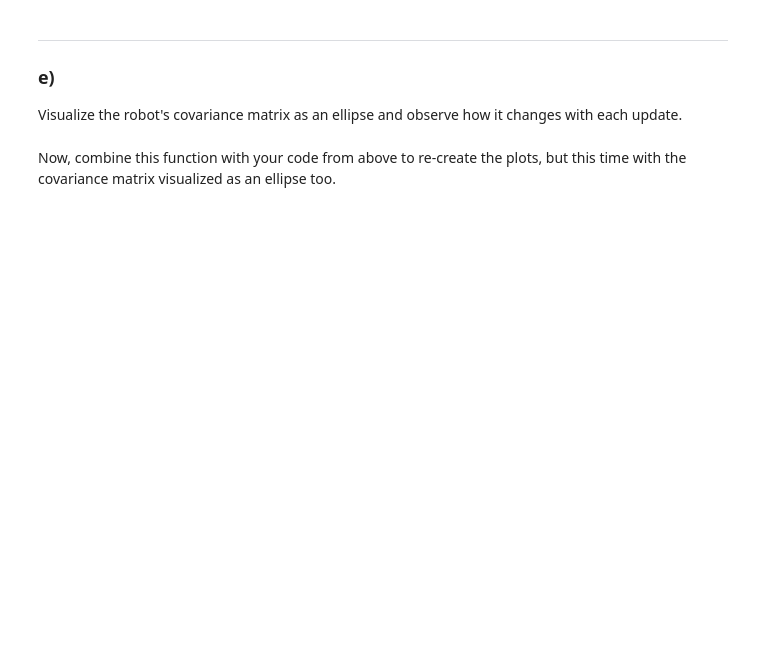
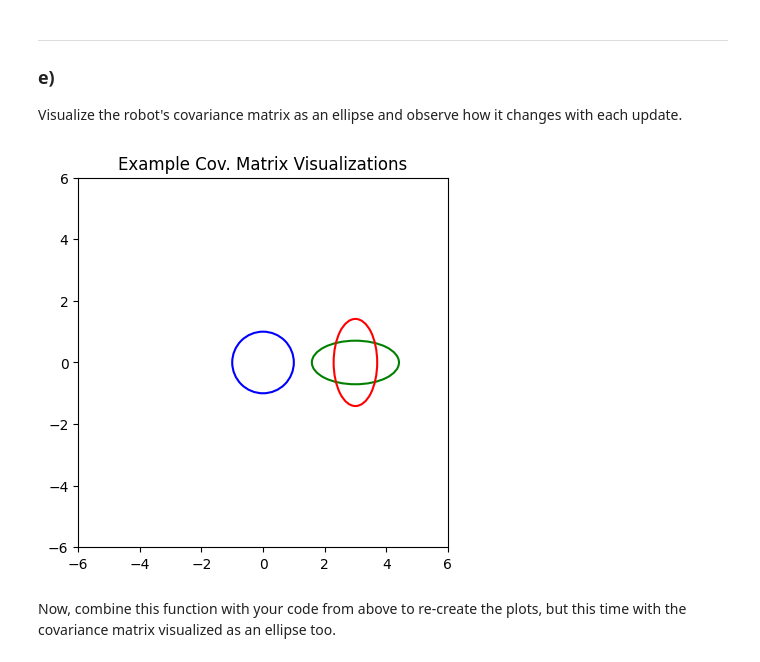
Before and after one commit to derMacon/ss23_sensor-data-fusion, a Jupyter notebook: jupyter-notebooks/exercises-lecture/problems/ex07_problems.ipynb, the cells around one changed output. Drawn from its saved outputs; the diff is of its cells as text; code cells hidden in the pictures; blank space fills up the shorter version.

```diff
--- a/jupyter-notebooks/exercises-lecture/problems/ex07_problems.ipynb
+++ b/jupyter-notebooks/exercises-lecture/problems/ex07_problems.ipynb
@@ -131,33 +163,39 @@ def visualize_covariance(C, m, **kwargs):
     """
     Adds a visualization of a covariance matrix as an ellipse to the current matplotlib plot.
     :param C: Covariance matrix
     :param m: Mean
     :param color: color to draw in (for matplotlib)
     """
     # ensure everything is numpy
     C = np.array(C)
     m = np.array(m)
 
     # === YOUR CODE HERE ===
 
+    eig_vals, eig_vecs = np.linalg.eig(C)
+    psi = np.arctan2(eig_vecs[1, 0], eig_vecs[0, 0])
+    ell = Ellipse(m, 2.0*np.sqrt(eig_vals[0]), 2.0*np.sqrt(eig_vals[1]), np.rad2deg(psi), fill=False, color=kwargs.get('color'), linewidth=1.5)
+    ax.add_artist(ell)
 
     # === END OF YOUR CODE ===
 
     return  # no return value
 
 # test the above function with a very simple example
 fig, ax = plt.subplots()
 
 visualize_covariance([[1, 0],[0, 1]], [0, 0], color='b')
 visualize_covariance([[2, 0],[0, 0.5]], [3, 0], color='g')
 visualize_covariance([[0.5, 0],[0, 2]], [3, 0], color='r')
 
 plt.title("Example Cov. Matrix Visualizations")
 plt.axis((-6, 6, -6, 6))
 
 ax.set_aspect('equal')  # ensure the resulting window is square
 
 plt.show()
+# %% [output]
+[figure, added]
 # %% [markdown]
 Now, combine this function with your code from above to re-create the plots, but this time with the covariance matrix visualized as an ellipse too.
 # %%
```
Also changed, not shown: parts of 6 cells of this notebook.
